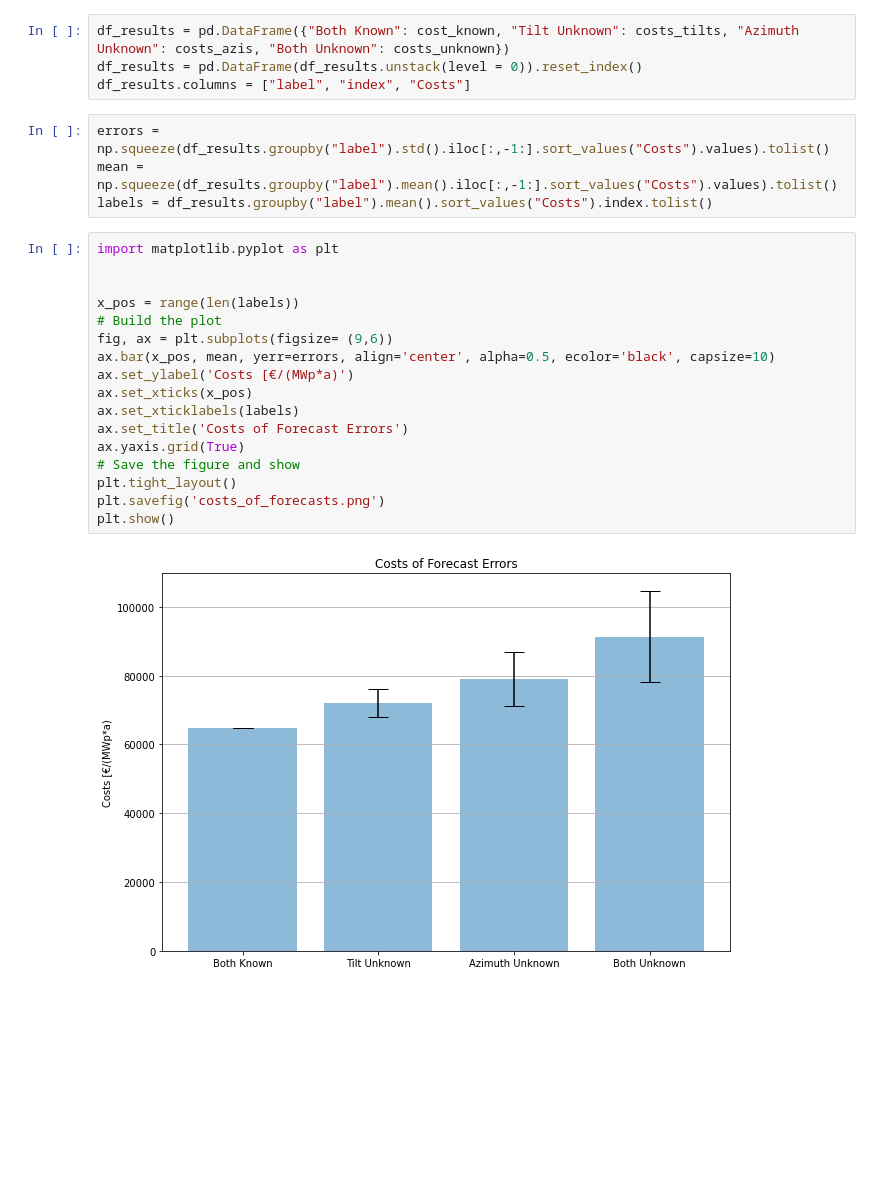
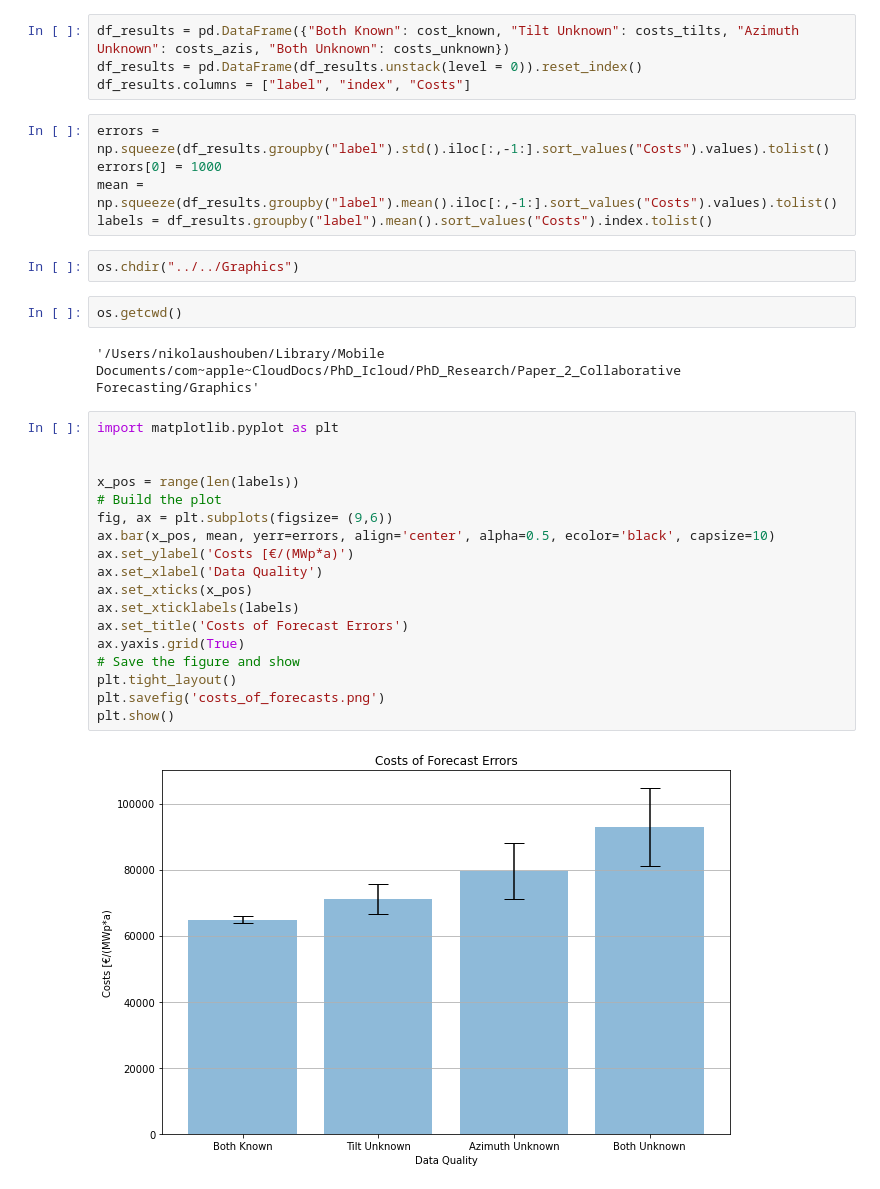
Before and after one commit to nikohou/pv-data-utility-suite, a Jupyter notebook: physical_models.ipynb, the cells around one changed output. Cells and saved outputs as stored; diff of their text form; blank space fills up the shorter version.

```diff
--- a/physical_models.ipynb
+++ b/physical_models.ipynb
@@ -406,24 +419,32 @@ df_results = pd.DataFrame(df_results.unstack(level = 0)).reset_index()
 df_results.columns = ["label", "index", "Costs"]
 # %%
 errors = np.squeeze(df_results.groupby("label").std().iloc[:,-1:].sort_values("Costs").values).tolist()
+errors[0] = 1000
 mean = np.squeeze(df_results.groupby("label").mean().iloc[:,-1:].sort_values("Costs").values).tolist()
 labels = df_results.groupby("label").mean().sort_values("Costs").index.tolist()
+# %%
+os.chdir("../../Graphics")
+# %%
+os.getcwd()
+# %% [output]
+'/Users/nikolaushouben/Library/Mobile Documents/com~apple~CloudDocs/PhD_Icloud/PhD_Research/Paper_2_Collaborative Forecasting/Graphics'
 # %%
 import matplotlib.pyplot as plt
 
 
 x_pos = range(len(labels))
 # Build the plot
 fig, ax = plt.subplots(figsize= (9,6))
 ax.bar(x_pos, mean, yerr=errors, align='center', alpha=0.5, ecolor='black', capsize=10)
 ax.set_ylabel('Costs [€/(MWp*a)')
+ax.set_xlabel('Data Quality')
 ax.set_xticks(x_pos)
 ax.set_xticklabels(labels)
 ax.set_title('Costs of Forecast Errors')
 ax.yaxis.grid(True)
 # Save the figure and show
 plt.tight_layout()
 plt.savefig('costs_of_forecasts.png')
 plt.show()
 # %% [output]
-[figure, old version]
+[figure, new version]
```
Also changed, not shown: parts of 6 cells of this notebook.
